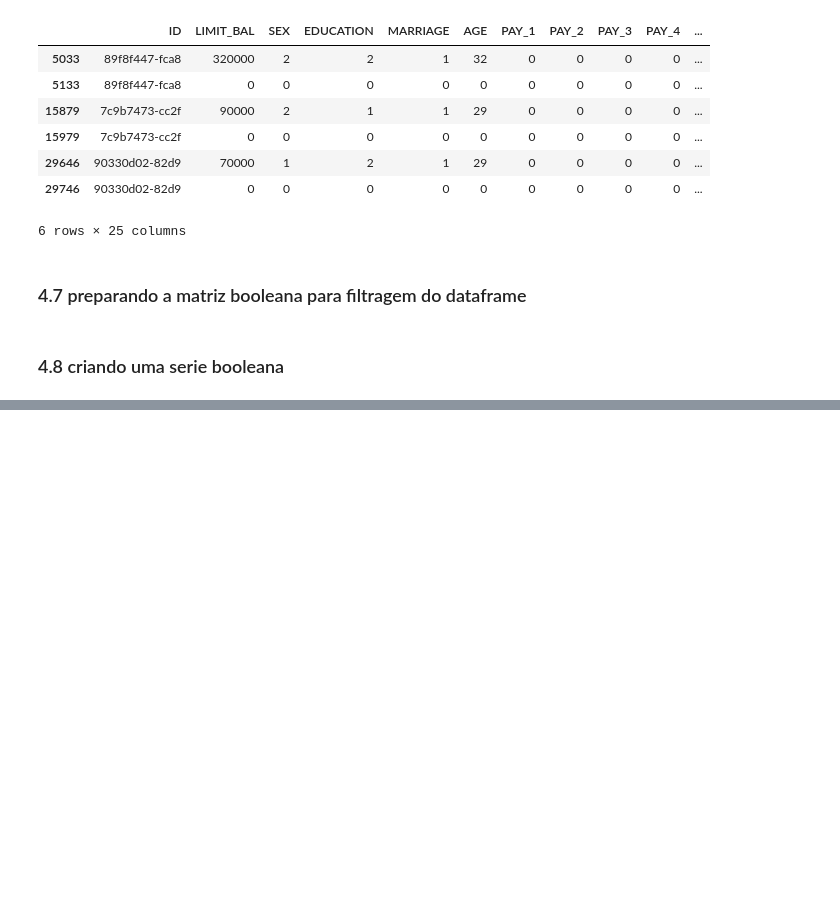
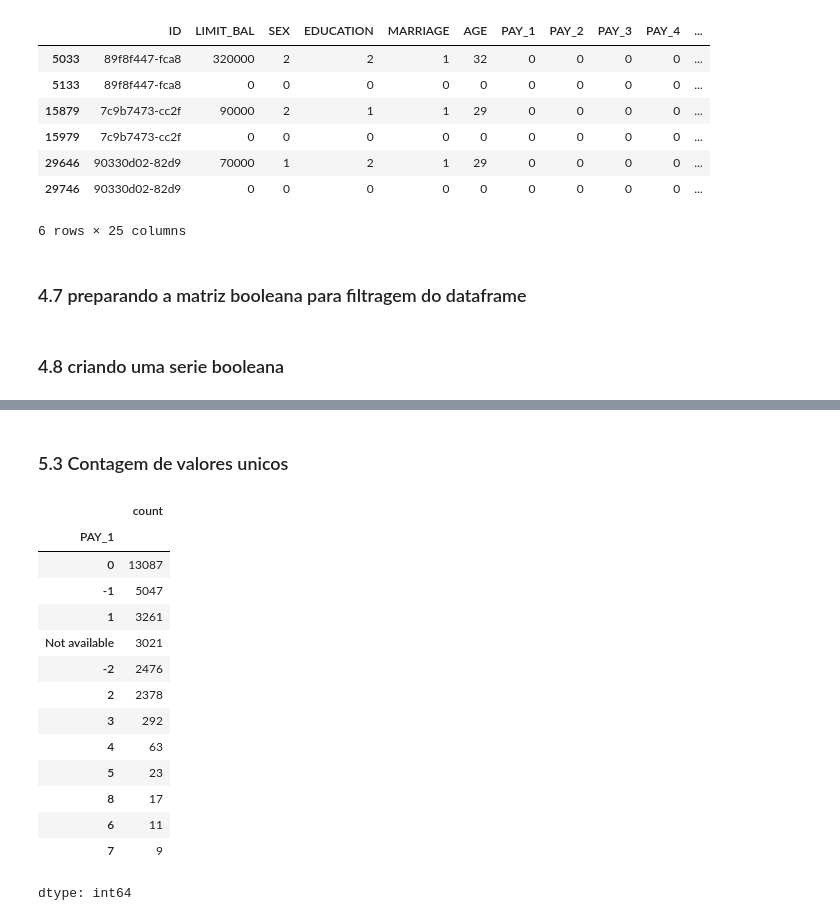
Before and after one commit to Geovani-Cp/curso-git, a Jupyter notebook: PrimeiroProjetoAnaliseDeDados.ipynb, the cells around one changed output, grey strips where cells are left out. Cells and saved outputs as stored; diff of their text form; code cells hidden in the pictures; blank space fills up the shorter version.

```diff
--- a/PrimeiroProjetoAnaliseDeDados.ipynb
+++ b/PrimeiroProjetoAnaliseDeDados.ipynb
@@ -190,0 +201,2 @@ Length: 30000, dtype: bool
+# %%
+df_clean_1 = df.loc[~feature_zero_mas,:].copy()
@@ -190,0 +251,20 @@ Length: 30000, dtype: bool
+# %% [markdown]
+### 5.3 Contagem de valores unicos
+# %%
+df_clean_1['PAY_1'].value_counts()
+# %% [output]
+|  | count |
+| PAY_1 |  |
+| 0 | 13087 |
+| -1 | 5047 |
+| 1 | 3261 |
+| Not available | 3021 |
+| -2 | 2476 |
+| 2 | 2378 |
+| 3 | 292 |
+| 4 | 63 |
+| 5 | 23 |
+| 8 | 17 |
+| 6 | 11 |
+| 7 | 9 |
+dtype: int64
```
Also changed, not shown: parts of 23 cells of this notebook.
